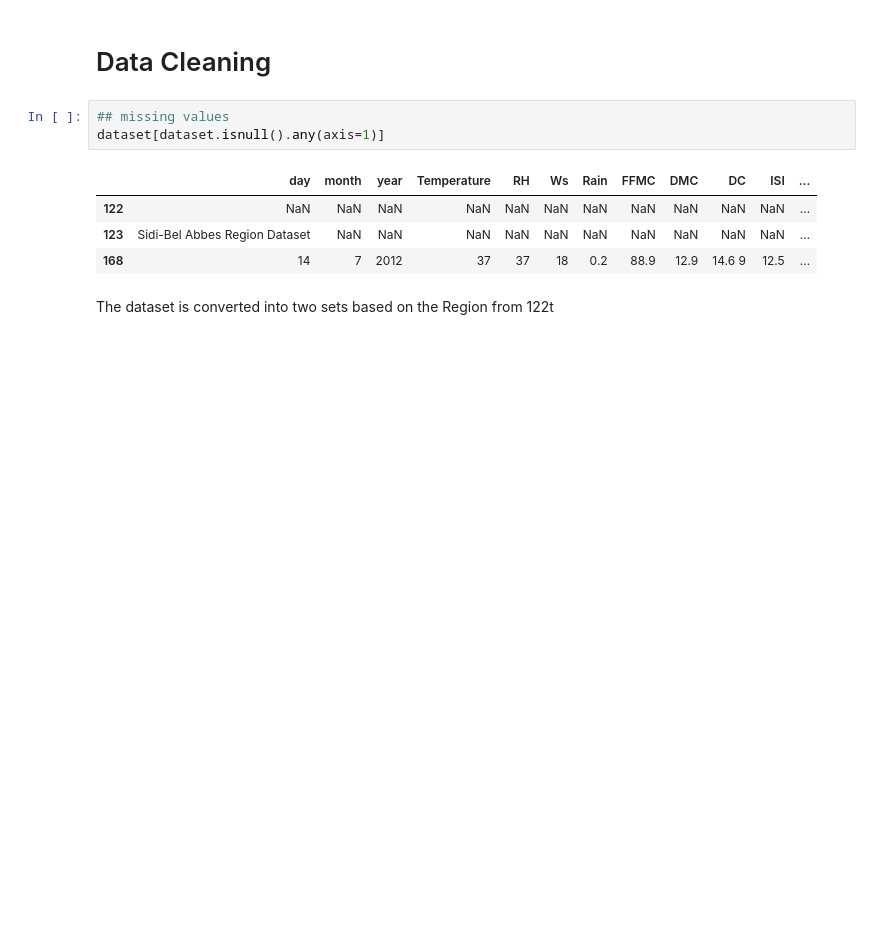
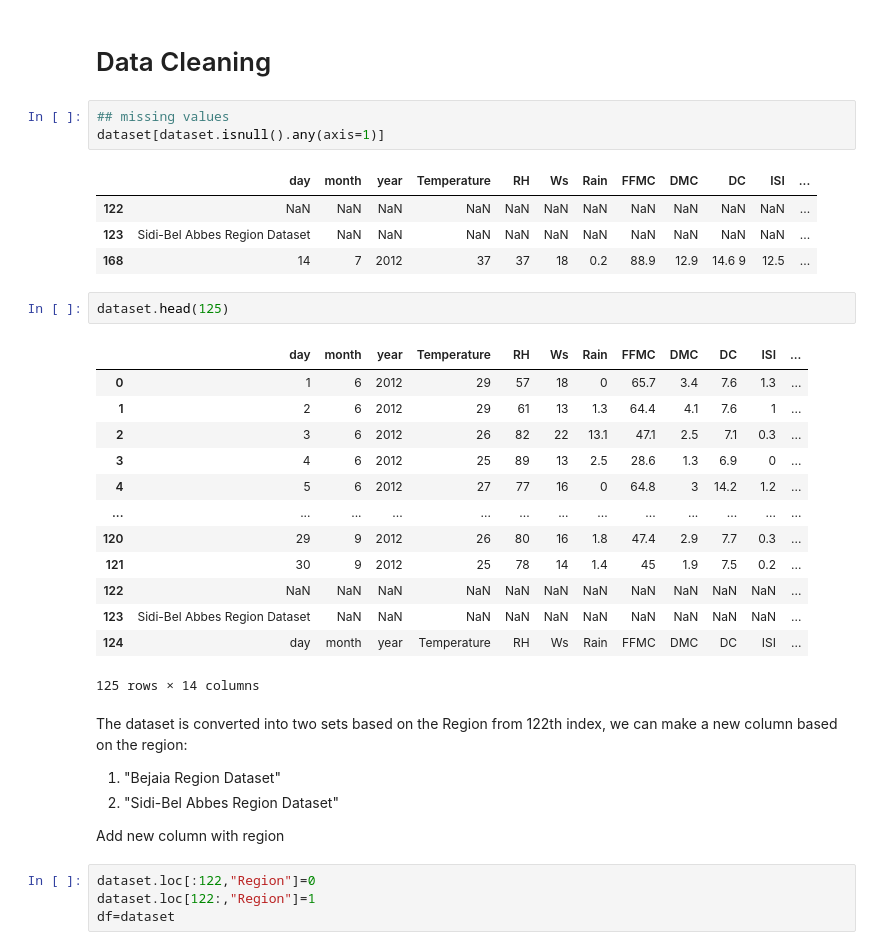
Before and after one commit to kumar1310aryan/Data-Science-Projects, a Jupyter notebook: EDA/Algerian Forest Fire/algerian_forest_fire.ipynb, the cells around one changed output. Drawn from its saved outputs; the diff is of its cells as text; blank space fills up the shorter version.

```diff
--- a/EDA/Algerian Forest Fire/algerian_forest_fire.ipynb
+++ b/EDA/Algerian Forest Fire/algerian_forest_fire.ipynb
@@ -54,5 +54,30 @@ dataset[dataset.isnull().any(axis=1)]
 | 122 | NaN | NaN | NaN | NaN | NaN | NaN | NaN | NaN | NaN | NaN | NaN | ... |
 | 123 | Sidi-Bel Abbes Region Dataset | NaN | NaN | NaN | NaN | NaN | NaN | NaN | NaN | NaN | NaN | ... |
 | 168 | 14 | 7 | 2012 | 37 | 37 | 18 | 0.2 | 88.9 | 12.9 | 14.6 9 | 12.5 | ... |
+# %%
+dataset.head(125)
+# %% [output]
+|  | day | month | year | Temperature | RH | Ws | Rain | FFMC | DMC | DC | ISI | ... |
+| 0 | 1 | 6 | 2012 | 29 | 57 | 18 | 0 | 65.7 | 3.4 | 7.6 | 1.3 | ... |
+| 1 | 2 | 6 | 2012 | 29 | 61 | 13 | 1.3 | 64.4 | 4.1 | 7.6 | 1 | ... |
+| 2 | 3 | 6 | 2012 | 26 | 82 | 22 | 13.1 | 47.1 | 2.5 | 7.1 | 0.3 | ... |
+| 3 | 4 | 6 | 2012 | 25 | 89 | 13 | 2.5 | 28.6 | 1.3 | 6.9 | 0 | ... |
+| 4 | 5 | 6 | 2012 | 27 | 77 | 16 | 0 | 64.8 | 3 | 14.2 | 1.2 | ... |
+| ... | ... | ... | ... | ... | ... | ... | ... | ... | ... | ... | ... | ... |
+| 120 | 29 | 9 | 2012 | 26 | 80 | 16 | 1.8 | 47.4 | 2.9 | 7.7 | 0.3 | ... |
+| 121 | 30 | 9 | 2012 | 25 | 78 | 14 | 1.4 | 45 | 1.9 | 7.5 | 0.2 | ... |
+| 122 | NaN | NaN | NaN | NaN | NaN | NaN | NaN | NaN | NaN | NaN | NaN | ... |
+| 123 | Sidi-Bel Abbes Region Dataset | NaN | NaN | NaN | NaN | NaN | NaN | NaN | NaN | NaN | NaN | ... |
+| 124 | day | month | year | Temperature | RH | Ws | Rain | FFMC | DMC | DC | ISI | ... |
+125 rows × 14 columns
 # %% [markdown]
-The dataset is converted into two sets based on the Region from 122t
+The dataset is converted into two sets based on the Region from 122th index, we can make a new column based on the region:
+
+1. "Bejaia Region Dataset"
+2. "Sidi-Bel Abbes Region Dataset"
+
+Add new column with region
+# %%
+dataset.loc[:122,"Region"]=0
+dataset.loc[122:,"Region"]=1
+df=dataset
```
Also changed, not shown: parts of 14 cells of this notebook.
